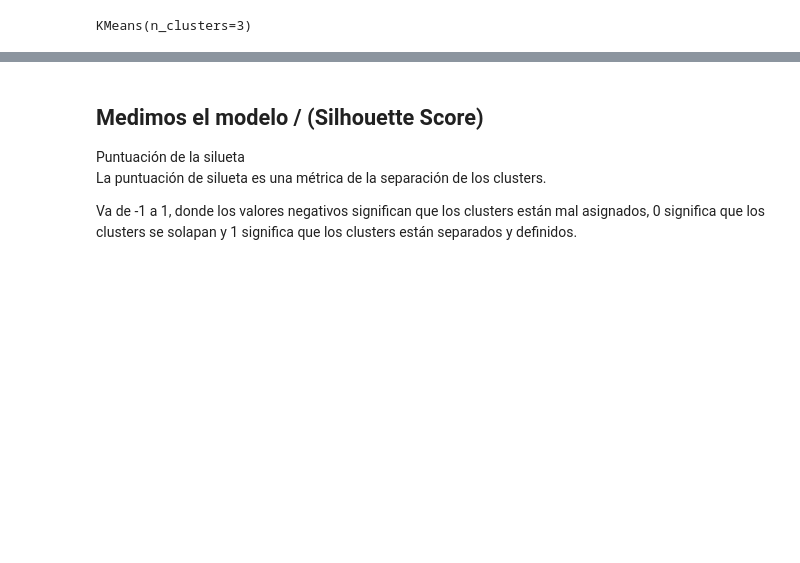
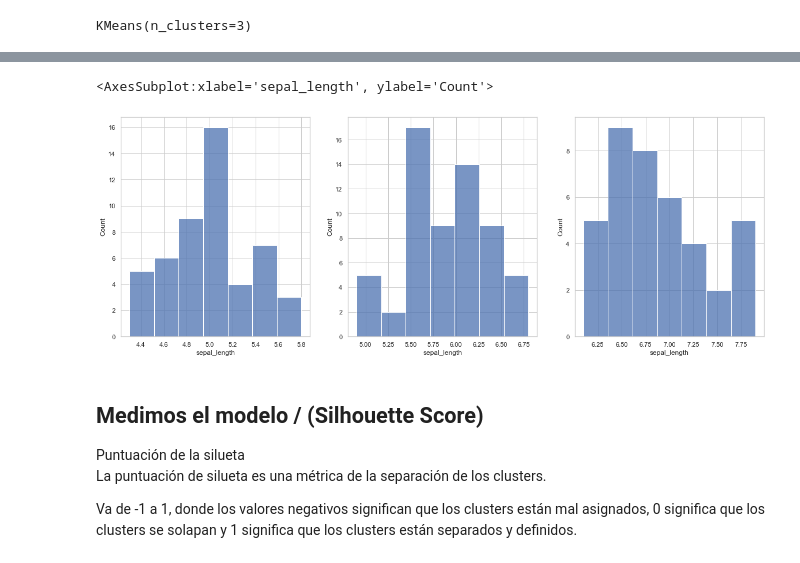
Before and after one commit to Ironhack-Data-Madrid-Octubre-2021/apuntes_clase, a Jupyter notebook: semana_08/02 - Intro_unsupervised.ipynb, the cells around one changed output, grey strips where cells are left out. Saved outputs shown, nothing was run; the diff lists cells and outputs as text; code cells hidden in the pictures; blank space fills up the shorter version.

```diff
--- a/semana_08/02 - Intro_unsupervised.ipynb
+++ b/semana_08/02 - Intro_unsupervised.ipynb
@@ -241,3 +243,11 @@ pca_iris = sns.scatterplot(iris_t["PC1"],iris_t["PC2"], hue=iris_t["real"], ax=a
+# %%
+fig, axs = plt.subplots(nrows=1, ncols=3, figsize=(20,7))
+sns.histplot(x = iris.loc[eti0.index].sepal_length, ax=axs[0])
+sns.histplot(x = iris.loc[eti1.index].sepal_length, ax=axs[1])
+sns.histplot(x = iris.loc[eti2.index].sepal_length, ax=axs[2])
+# %% [output]
+<AxesSubplot:xlabel='sepal_length', ylabel='Count'>
+[figure, added]
 # %% [markdown]
 ## Medimos el modelo / (Silhouette Score)
 Puntuación de la silueta
```
Also changed, not shown: parts of 40 cells of this notebook.
